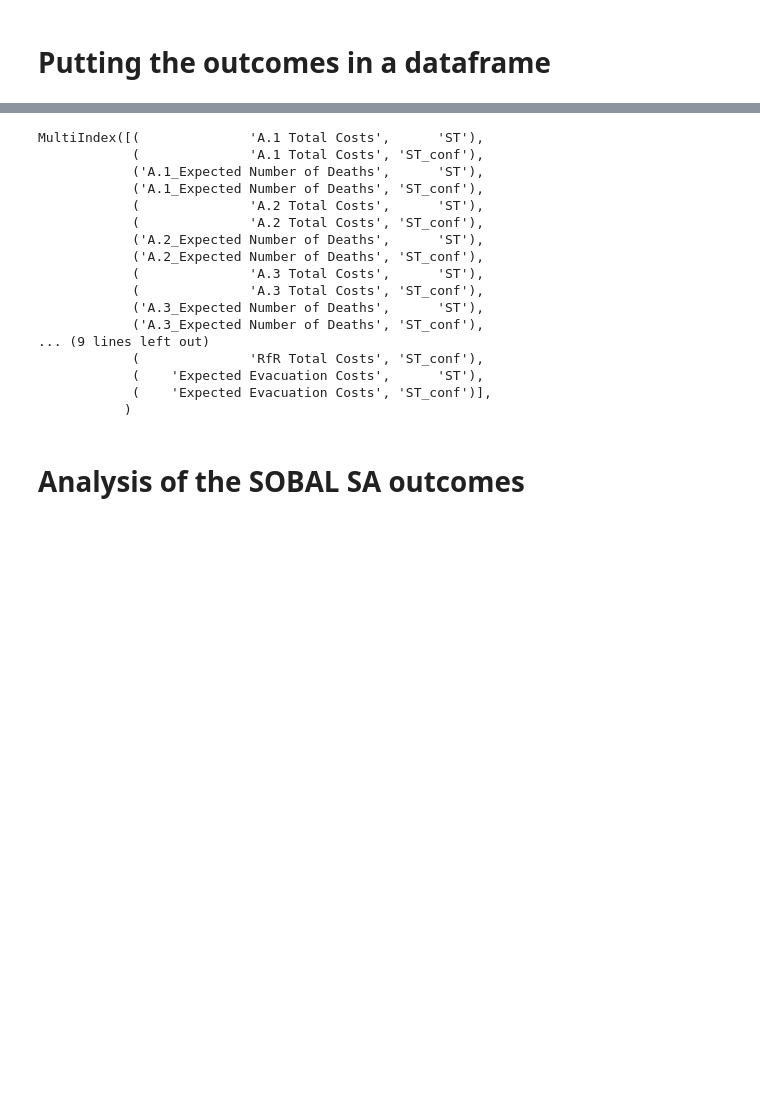
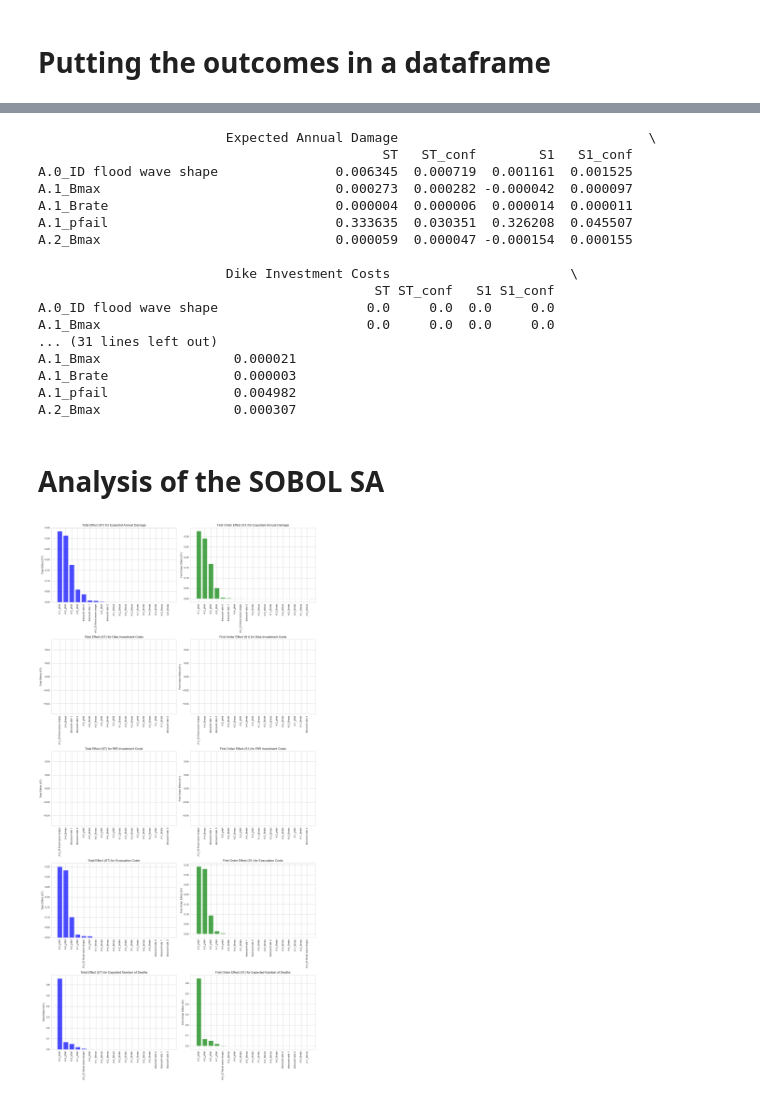
Before and after one commit to jeroenvantil/epa141A_open, a Jupyter notebook: final assignment/Sobol SA.ipynb, the cells around one changed output, grey strips where cells are left out. Cells and saved outputs as stored; diff of their text form; code cells hidden in the pictures; blank space fills up the shorter version.

```diff
--- a/final assignment/Sobol SA.ipynb
+++ b/final assignment/Sobol SA.ipynb
@@ -199,22 +200,60 @@ display(final_df)
 # %%
-final_df.columns
+print(final_df.head(5))
 # %% [output]
-MultiIndex([(              'A.1 Total Costs',      'ST'),
-            (              'A.1 Total Costs', 'ST_conf'),
-            ('A.1_Expected Number of Deaths',      'ST'),
-            ('A.1_Expected Number of Deaths', 'ST_conf'),
-            (              'A.2 Total Costs',      'ST'),
-            (              'A.2 Total Costs', 'ST_conf'),
-            ('A.2_Expected Number of Deaths',      'ST'),
-            ('A.2_Expected Number of Deaths', 'ST_conf'),
-            (              'A.3 Total Costs',      'ST'),
-            (              'A.3 Total Costs', 'ST_conf'),
-            ('A.3_Expected Number of Deaths',      'ST'),
-            ('A.3_Expected Number of Deaths', 'ST_conf'),
-... (9 lines left out)
-            (              'RfR Total Costs', 'ST_conf'),
-            (    'Expected Evacuation Costs',      'ST'),
-            (    'Expected Evacuation Costs', 'ST_conf')],
-           )
+                        Expected Annual Damage                                \
+                                            ST   ST_conf        S1   S1_conf
+A.0_ID flood wave shape               0.006345  0.000719  0.001161  0.001525
+A.1_Bmax                              0.000273  0.000282 -0.000042  0.000097
+A.1_Brate                             0.000004  0.000006  0.000014  0.000011
+A.1_pfail                             0.333635  0.030351  0.326208  0.045507
+A.2_Bmax                              0.000059  0.000047 -0.000154  0.000155
+
+                        Dike Investment Costs                       \
+                                           ST ST_conf   S1 S1_conf
+A.0_ID flood wave shape                   0.0     0.0  0.0     0.0
+A.1_Bmax                                  0.0     0.0  0.0     0.0
+... (31 lines left out)
+A.1_Bmax                 0.000021
+A.1_Brate                0.000003
+A.1_pfail                0.004982
+A.2_Bmax                 0.000307
-# %% [markdown]
-# Analysis of the SOBAL SA outcomes
+# %% [markdown]
+# Analysis of the SOBOL SA
+# %%
+# Extract the unique outcomes from the columns of final_df
+outcomes = final_df.columns.get_level_values(0).unique()
+
+# Set the style for seaborn
+sns.set_style('whitegrid')
+
+# Create subplots for each outcome
+fig, axes = plt.subplots(nrows=len(outcomes), ncols=2, figsize=(15, len(outcomes) * 6))
+fig.subplots_adjust(hspace=0.5)
+
+# Iterate over each outcome and plot the ST and S1 values
+for i, outcome in enumerate(outcomes):
+    # Extract the data for the current outcome
+    st_data = final_df[outcome]['ST']
+    s1_data = final_df[outcome]['S1']
+
+    # Sort the data to identify the uncertainties with the highest effects
+    st_sorted = st_data.sort_values(ascending=False)
+    s1_sorted = s1_data.sort_values(ascending=False)
+
+    # Plot the Total Effects (ST)
+    axes[i, 0].bar(st_sorted.index, st_sorted.values, color='b', alpha=0.7)
+    axes[i, 0].set_title(f'Total Effect (ST) for {outcome}')
+    axes[i, 0].set_ylabel('Total Effect (ST)')
+    axes[i, 0].tick_params(axis='x', rotation=90)
+
+    # Plot the First Order Effects (S1)
+    axes[i, 1].bar(s1_sorted.index, s1_sorted.values, color='g', alpha=0.7)
+    axes[i, 1].set_title(f'First Order Effect (S1) for {outcome}')
+    axes[i, 1].set_ylabel('First Order Effect (S1)')
+    axes[i, 1].tick_params(axis='x', rotation=90)
+
+# Adjust layout to prevent overlap
+plt.tight_layout()
+plt.show()
+# %% [output]
+[figure, added]
```
Also changed, not shown: parts of 7 cells of this notebook.
